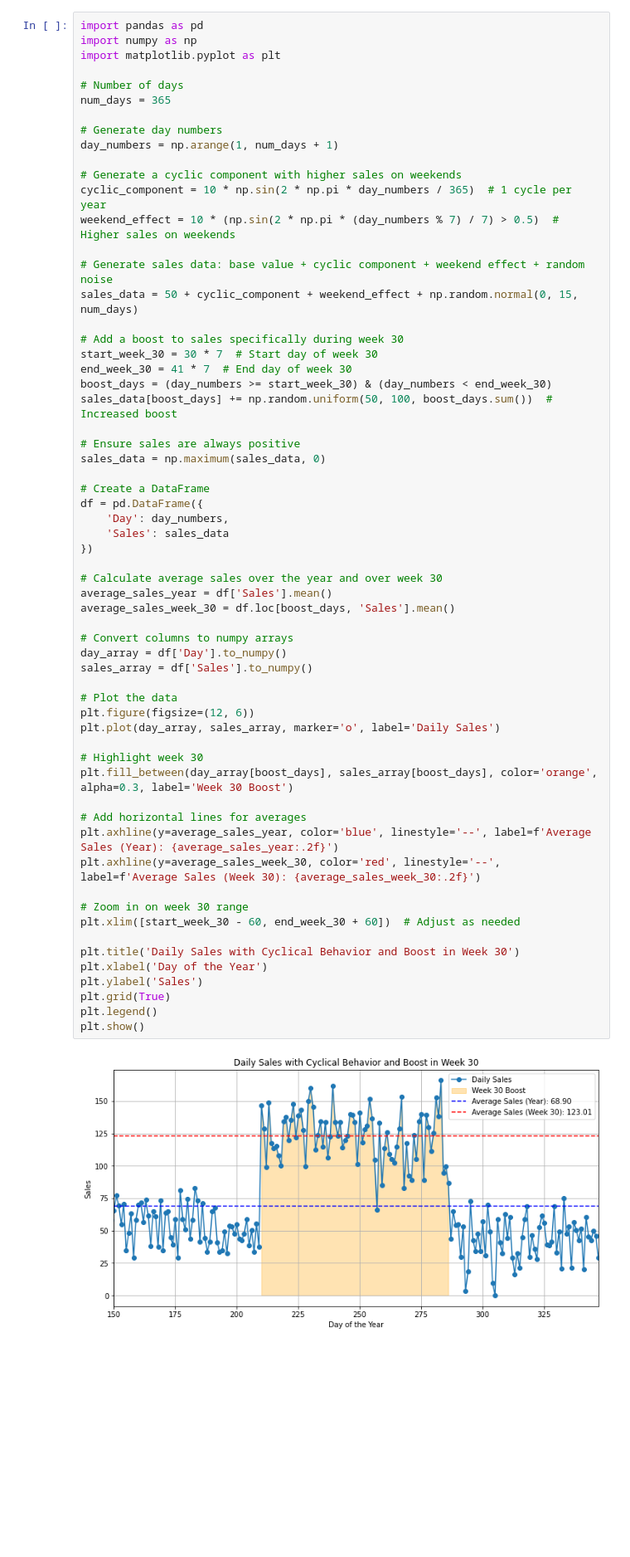
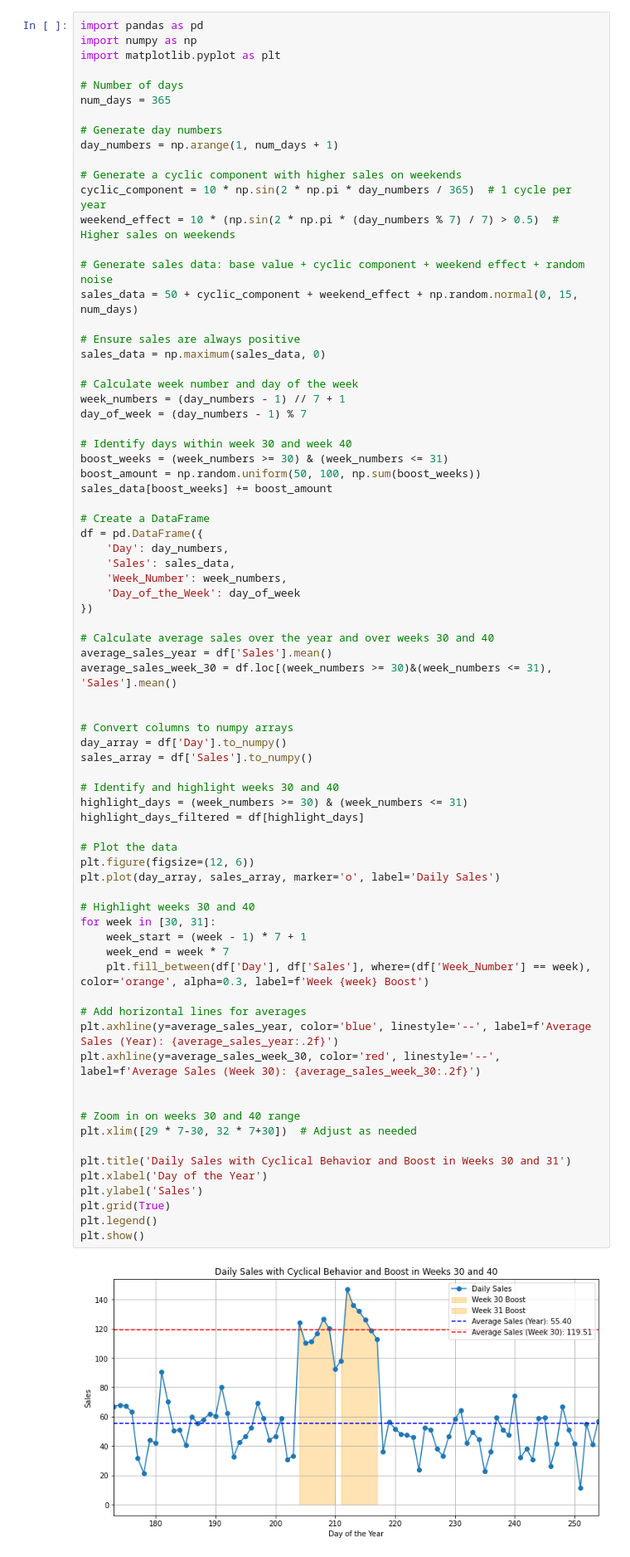
Before and after one commit to navid-mohamadi/Uplift-modeling-using-time-series-prediction, a Jupyter notebook: Code/Uplift Time Series Model.ipynb, the cells around one changed output. Shown at 83% size. Drawn from its saved outputs; the diff is of its cells as text; blank space fills up the shorter version.

Commit message:
4th commit. revised plots and adding box plots

```diff
--- a/Code/Uplift Time Series Model.ipynb
+++ b/Code/Uplift Time Series Model.ipynb
@@ -29,48 +29,62 @@ weekend_effect = 10 * (np.sin(2 * np.pi * (day_numbers % 7) / 7) > 0.5)  # Highe
 # Generate sales data: base value + cyclic component + weekend effect + random noise
 sales_data = 50 + cyclic_component + weekend_effect + np.random.normal(0, 15, num_days)
 
-# Add a boost to sales specifically during week 30
-start_week_30 = 30 * 7  # Start day of week 30
-end_week_30 = 41 * 7  # End day of week 30
-boost_days = (day_numbers >= start_week_30) & (day_numbers < end_week_30)
-sales_data[boost_days] += np.random.uniform(50, 100, boost_days.sum())  # Increased boost
-
 # Ensure sales are always positive
 sales_data = np.maximum(sales_data, 0)
+
+# Calculate week number and day of the week
+week_numbers = (day_numbers - 1) // 7 + 1
+day_of_week = (day_numbers - 1) % 7
+
+# Identify days within week 30 and week 40
+boost_weeks = (week_numbers >= 30) & (week_numbers <= 31)
+boost_amount = np.random.uniform(50, 100, np.sum(boost_weeks))
+sales_data[boost_weeks] += boost_amount
 
 # Create a DataFrame
 df = pd.DataFrame({
     'Day': day_numbers,
-    'Sales': sales_data
+    'Sales': sales_data,
+    'Week_Number': week_numbers,
+    'Day_of_the_Week': day_of_week
 })
 
-# Calculate average sales over the year and over week 30
+# Calculate average sales over the year and over weeks 30 and 40
 average_sales_year = df['Sales'].mean()
-average_sales_week_30 = df.loc[boost_days, 'Sales'].mean()
+average_sales_week_30 = df.loc[(week_numbers >= 30)&(week_numbers <= 31), 'Sales'].mean()
+
 
 # Convert columns to numpy arrays
 day_array = df['Day'].to_numpy()
 sales_array = df['Sales'].to_numpy()
 
+# Identify and highlight weeks 30 and 40
+highlight_days = (week_numbers >= 30) & (week_numbers <= 31)
+highlight_days_filtered = df[highlight_days]
+
 # Plot the data
 plt.figure(figsize=(12, 6))
 plt.plot(day_array, sales_array, marker='o', label='Daily Sales')
 
-# Highlight week 30
-plt.fill_between(day_array[boost_days], sales_array[boost_days], color='orange', alpha=0.3, label='Week 30 Boost')
+# Highlight weeks 30 and 40
+for week in [30, 31]:
+    week_start = (week - 1) * 7 + 1
+    week_end = week * 7
+    plt.fill_between(df['Day'], df['Sales'], where=(df['Week_Number'] == week), color='orange', alpha=0.3, label=f'Week {week} Boost')
 
 # Add horizontal lines for averages
 plt.axhline(y=average_sales_year, color='blue', linestyle='--', label=f'Average Sales (Year): {average_sales_year:.2f}')
 plt.axhline(y=average_sales_week_30, color='red', linestyle='--', label=f'Average Sales (Week 30): {average_sales_week_30:.2f}')
 
-# Zoom in on week 30 range
-plt.xlim([start_week_30 - 60, end_week_30 + 60])  # Adjust as needed
 
-plt.title('Daily Sales with Cyclical Behavior and Boost in Week 30')
+# Zoom in on weeks 30 and 40 range
+plt.xlim([29 * 7-30, 32 * 7+30])  # Adjust as needed
+
+plt.title('Daily Sales with Cyclical Behavior and Boost in Weeks 30 and 31')
 plt.xlabel('Day of the Year')
 plt.ylabel('Sales')
 plt.grid(True)
 plt.legend()
 plt.show()
 # %% [output]
-[figure, old version]
+[figure, new version]
```
Also changed, not shown: parts of 1 cell of this notebook.
